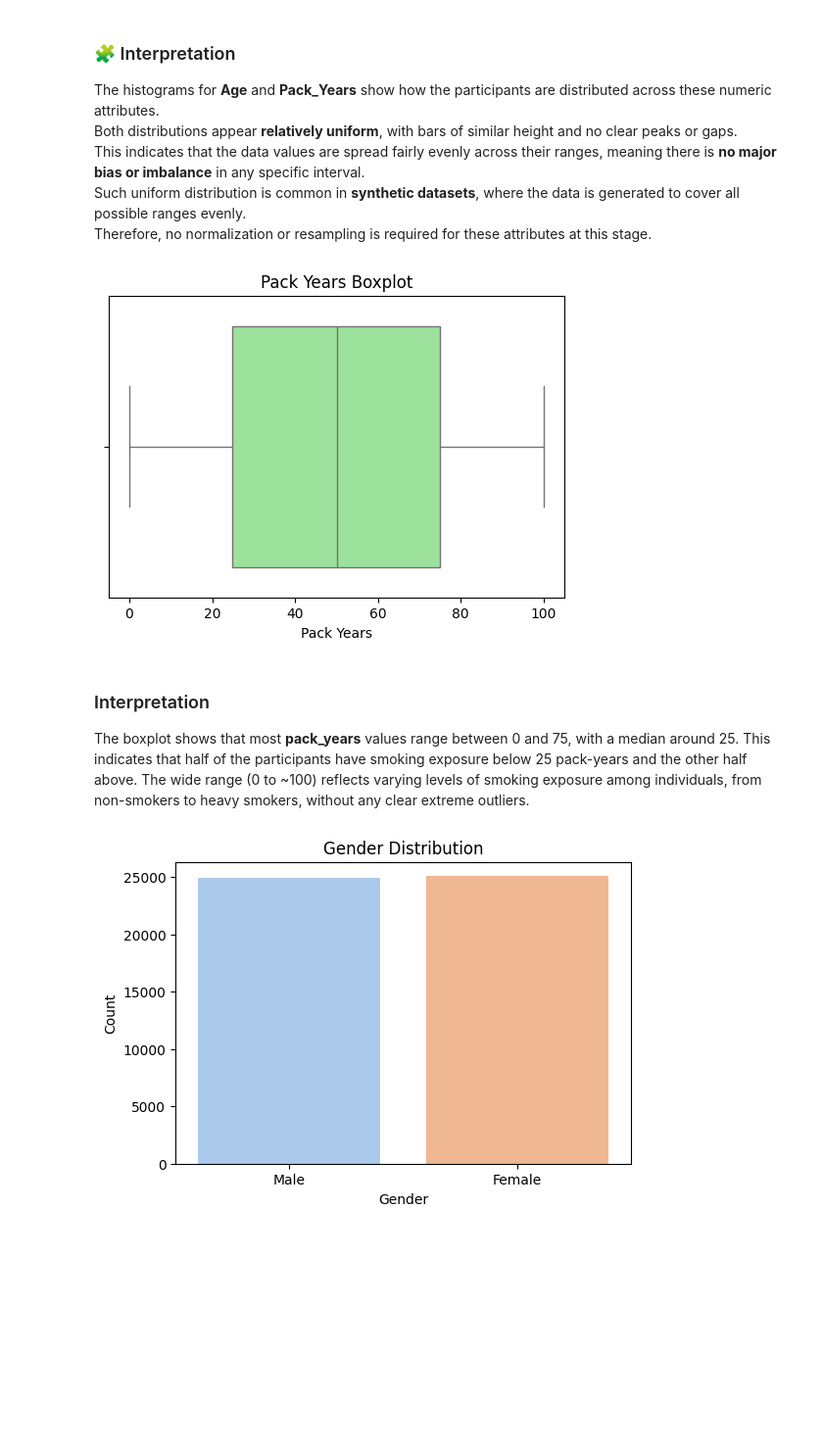
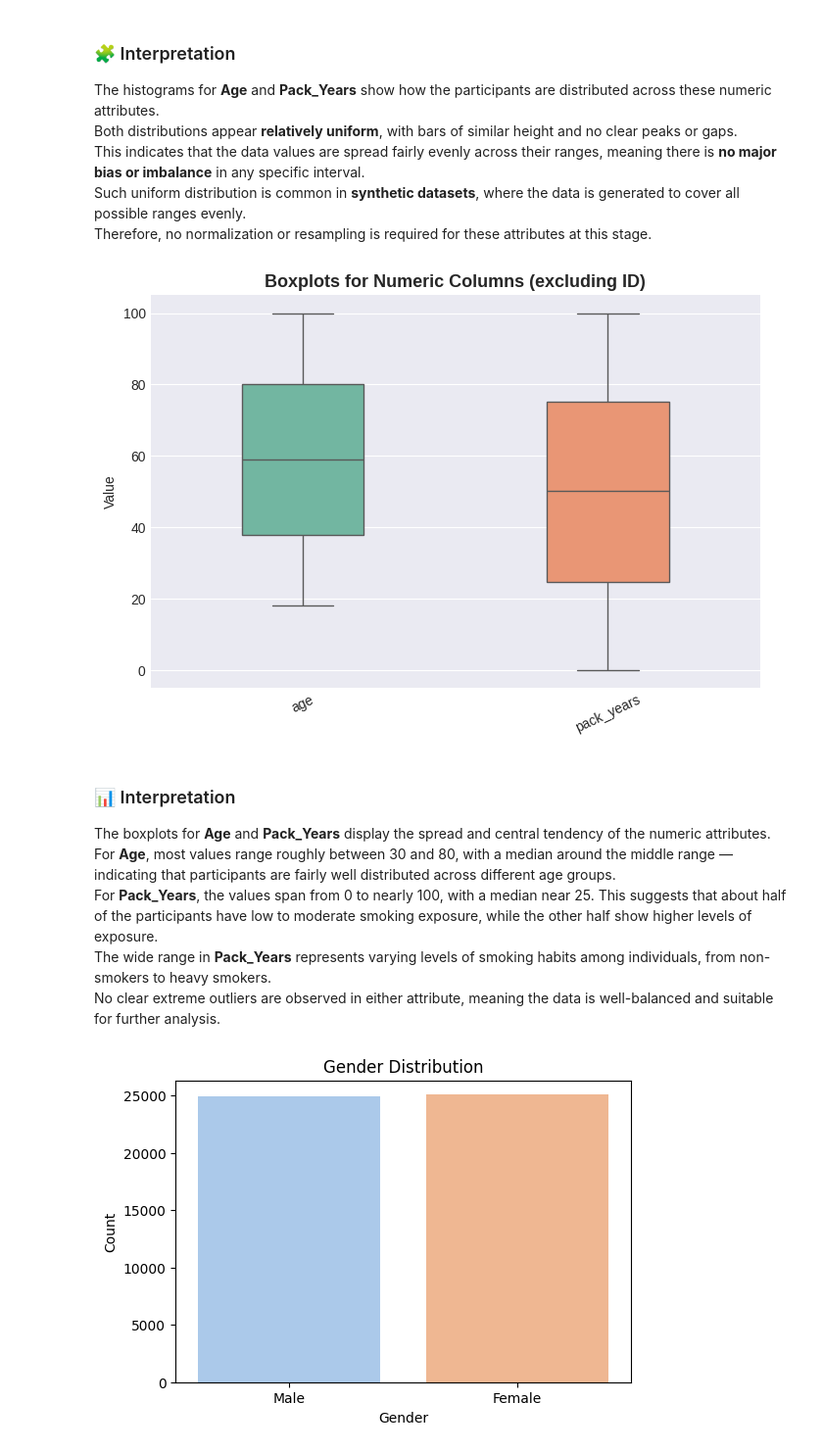
Before and after one commit to Alanoudhud/DataMining-Project, a Jupyter notebook: Reports/Phase2.ipynb, the cells around one changed output. Shown: that part at 98% size. Cells and saved outputs as stored; diff of their text form; code cells hidden in the pictures; blank space fills up the shorter version.

```diff
--- a/Reports/Phase2.ipynb
+++ b/Reports/Phase2.ipynb
@@ -220,19 +220,34 @@ Both distributions appear **relatively uniform**, with bars of similar height an
 This indicates that the data values are spread fairly evenly across their ranges, meaning there is **no major bias or imbalance** in any specific interval.
 Such uniform distribution is common in **synthetic datasets**, where the data is generated to cover all possible ranges evenly.
 Therefore, no normalization or resampling is required for these attributes at this stage.
-# %%
-# Boxplot for 'pack_years' to detect outliers
-plt.figure(figsize=(6,4))
-sns.boxplot(x=df['pack_years'], color='lightgreen')
-plt.title('Pack Years Boxplot')
-plt.xlabel('Pack Years')
-plt.show()
-# %% [output]
-[figure, removed]
+# %%
+# Boxplots for numeric columns (excluding ID)
+num_cols = ['age', 'pack_years']
+
+plt.figure(figsize=(7,5))  # slightly wider to show outliers clearly
+sns.boxplot(
+    data=df[num_cols],
+    orient='v',
+    width=0.4,
+    palette="Set2",
+    showfliers=True,                # show outliers
+    flierprops=dict(marker='o', color='red', alpha=0.6)  # red outliers
+)
+plt.title("Boxplots for Numeric Columns (excluding ID)", fontsize=13, fontweight="bold")
+plt.ylabel("Value")
+plt.xticks(rotation=25)
+plt.tight_layout()
+plt.show()
+# %% [output]
+[figure, added]
 # %% [markdown]
-### Interpretation
-The boxplot shows that most **pack_years** values range between 0 and 75, with a median around 25. This indicates that half of the participants have smoking exposure below 25 pack-years and the other half above.
- The wide range (0 to ~100) reflects varying levels of smoking exposure among individuals, from non-smokers to heavy smokers, without any clear extreme outliers.
+### 📊 Interpretation
+
+The boxplots for **Age** and **Pack_Years** display the spread and central tendency of the numeric attributes.
+For **Age**, most values range roughly between 30 and 80, with a median around the middle range — indicating that participants are fairly well distributed across different age groups.
+For **Pack_Years**, the values span from 0 to nearly 100, with a median near 25. This suggests that about half of the participants have low to moderate smoking exposure, while the other half show higher levels of exposure.
+The wide range in **Pack_Years** represents varying levels of smoking habits among individuals, from non-smokers to heavy smokers.
+No clear extreme outliers are observed in either attribute, meaning the data is well-balanced and suitable for further analysis.
 # %%
 # Barplot for 'gender'
 plt.figure(figsize=(6,4))
```
